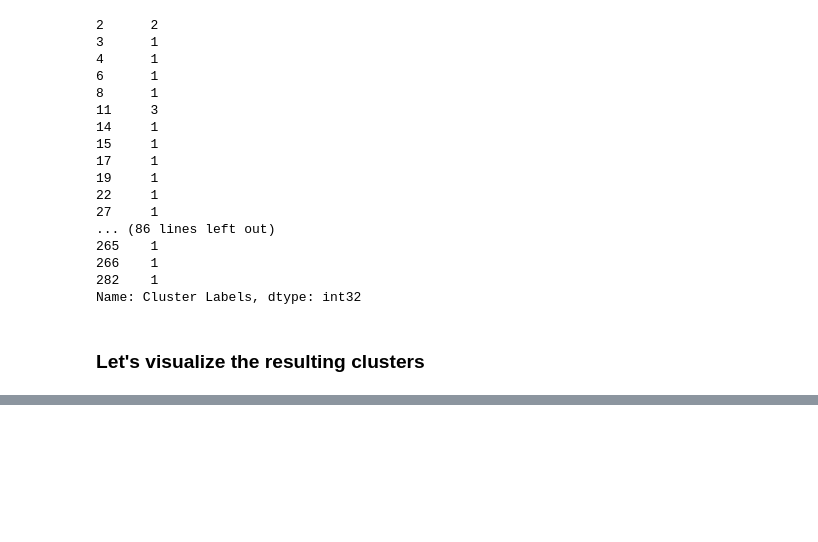
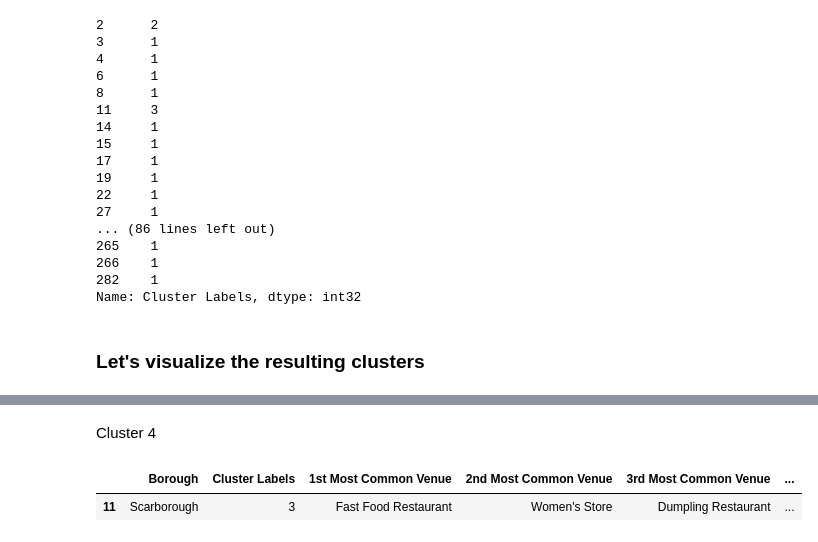
Before and after one commit to vsapuy/Coursera_Capstone, a Jupyter notebook: IBM_Capstone_NeighboursBattle-Explore-Cluster.ipynb, the cells around one changed output, grey strips where cells are left out. Drawn from its saved outputs; the diff is of its cells as text; code cells hidden in the pictures; blank space fills up the shorter version.

```diff
--- a/IBM_Capstone_NeighboursBattle-Explore-Cluster.ipynb
+++ b/IBM_Capstone_NeighboursBattle-Explore-Cluster.ipynb
@@ -738,0 +790,7 @@ map_clusters
+# %% [markdown]
+Cluster 4
+# %%
+toronto_merged.loc[toronto_merged['Cluster Labels'] == 3, toronto_merged.columns[[1] + list(range(5, toronto_merged.shape[1]))]]
+# %% [output]
+|  | Borough | Cluster Labels | 1st Most Common Venue | 2nd Most Common Venue | 3rd Most Common Venue | ... |
+| 11 | Scarborough | 3 | Fast Food Restaurant | Women's Store | Dumpling Restaurant | ... |
```
Also changed, not shown: parts of 9 cells of this notebook.
